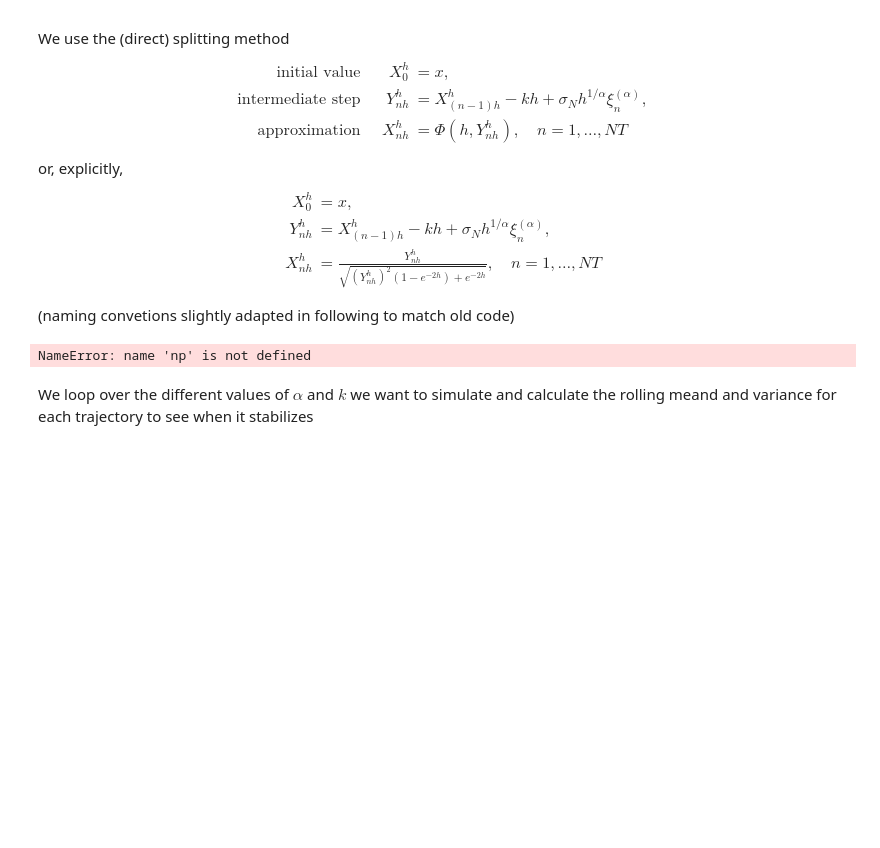
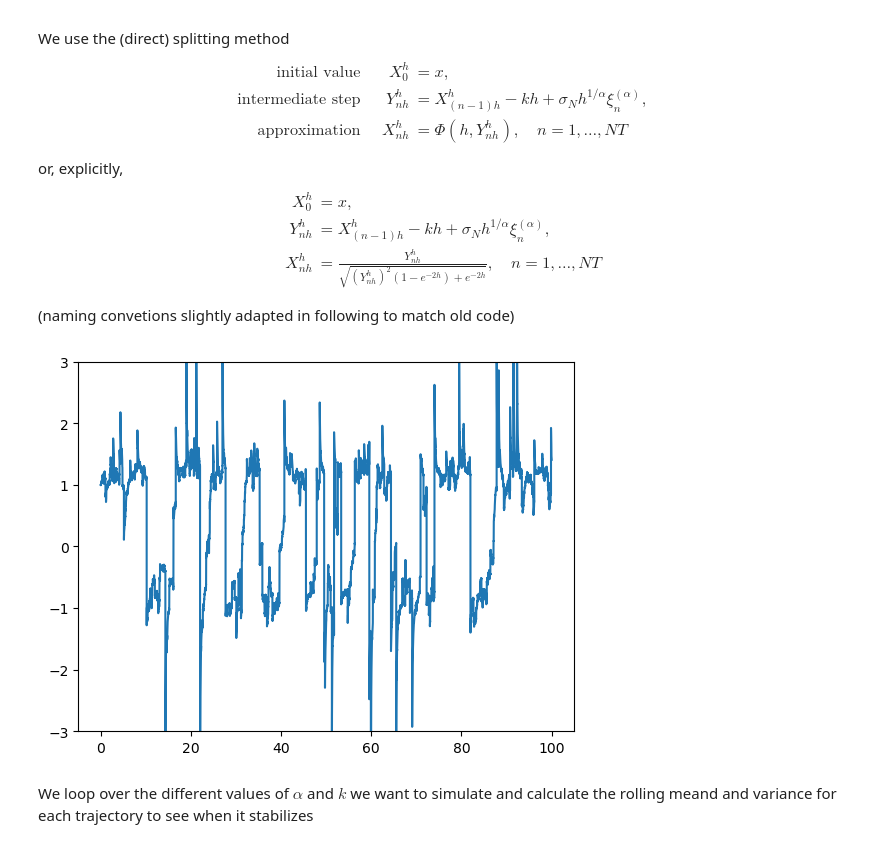
Before and after one commit to lucialayr/alphastableTransient, a Jupyter notebook: code/test_state_splitting_scipystats.ipynb, the cells around one changed output. Saved outputs shown, nothing was run; the diff lists cells and outputs as text; code cells hidden in the pictures; blank space fills up the shorter version.

```diff
--- a/code/test_state_splitting_scipystats.ipynb
+++ b/code/test_state_splitting_scipystats.ipynb
@@ -119,31 +119,31 @@ X_{nh}^h&= \frac{Y^h_{nh}}{\sqrt{(Y^h_{nh})^2(1-e^{-2h}) +e^{-2h}  }}  ,\quad n=
 # %%
 # external parameters
 alpha = 0.9
 k = -0.39
 
 # simulation setting
 Xzero = 1
 N = 1000
 dt = 1.0/N
 T = 100
 sigma = .6
 
 X = np.zeros(T*N+1, dtype=float)
 
 X[0] = Xzero
 
 for n in range(1,T*N+1):
-    xi = dL = stats.levy_stable.rvs(alpha=alpha, beta=0, loc=0, scale=1, random_state=1, size=1)
+    xi = dL = levy_stable.rvs(alpha=alpha, beta=0, loc=0, scale=1, random_state=n, size=1)[0]
     y =  X[n-1] - k*dt + sigma*np.power(dt,1/alpha)*xi
     X[n] = Phi(dt, y)
 
 plt.plot(np.linspace(0,T,T*N+1),X)
 plt.ylim(-3, 3)
 plt.show()
 
 #print("time used = ",time.time()-start_time)
 # %% [output]
-NameError: name 'np' is not defined
+[figure, added]
 # %% [markdown]
 We loop over the different values of $\alpha$ and $k$ we want to simulate and calculate the rolling meand and variance for each trajectory to see when it stabilizes
 # %%
```
Also changed, not shown: 5 other files.
